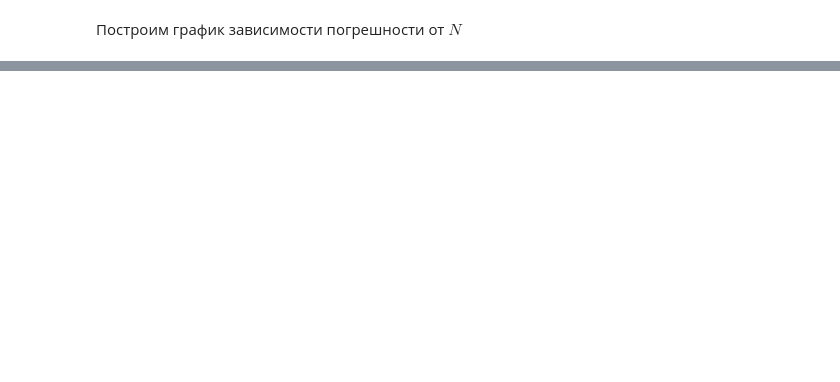
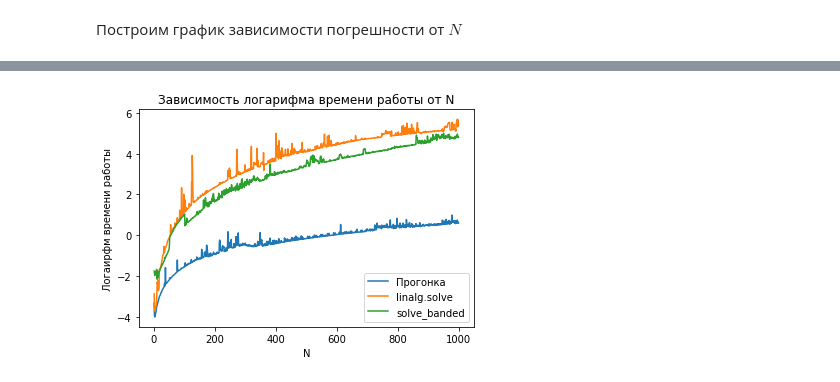
Before and after one commit to Igor-Tukh/numerical-methods, a Jupyter notebook: hw05/hw05.ipynb, the cells around one changed output, grey strips where cells are left out. Drawn from its saved outputs; the diff is of its cells as text; code cells hidden in the pictures; blank space fills up the shorter version.

```diff
--- a/hw05/hw05.ipynb
+++ b/hw05/hw05.ipynb
@@ -179,0 +239,11 @@ build_plot(Ns, [np.amax(np.abs(get_u_vector_tridiagonal_algo_solver(N) - get_u_v
+# %%
+Ns = range(1, 1001)
+build_plot([Ns, Ns, Ns],
+           [[np.log(get_time(get_u_vector_tridiagonal_algo_solver, N)) for N in Ns],
+            [np.log(get_time(get_u_vector_standart_solver, N)) for N in Ns],
+            [np.log(get_time(get_u_vector_banded_solver, N)) for N in Ns]],
+          'N', 'Логаирфм времени работы', 'Зависимость логарифма времени работы от N', plot_labels=['Прогонка',
+                                                                                                    'linalg.solve',
+                                                                                                    'solve_banded'])
+# %% [output]
+[figure, added]
```
Also changed, not shown: parts of 18 cells of this notebook, 1 other file.
